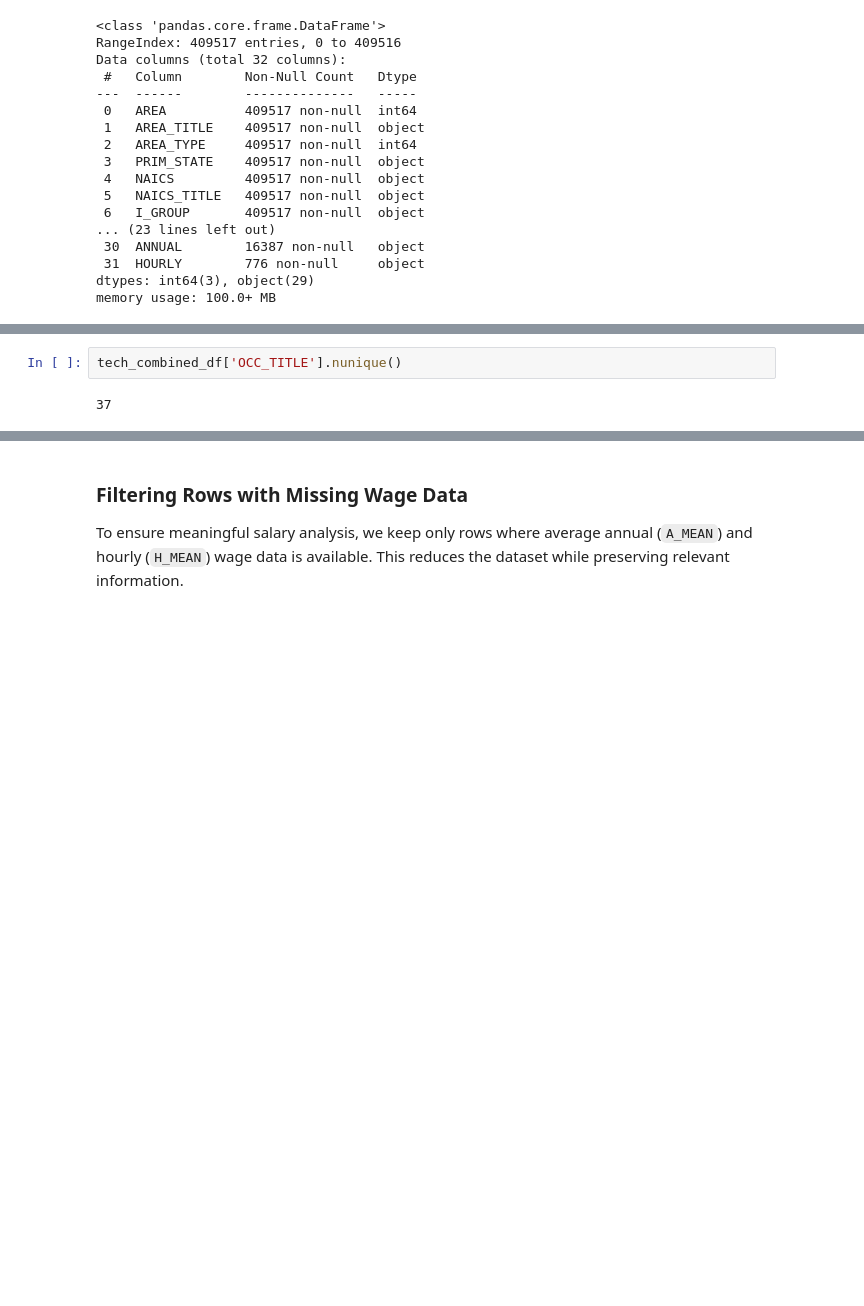
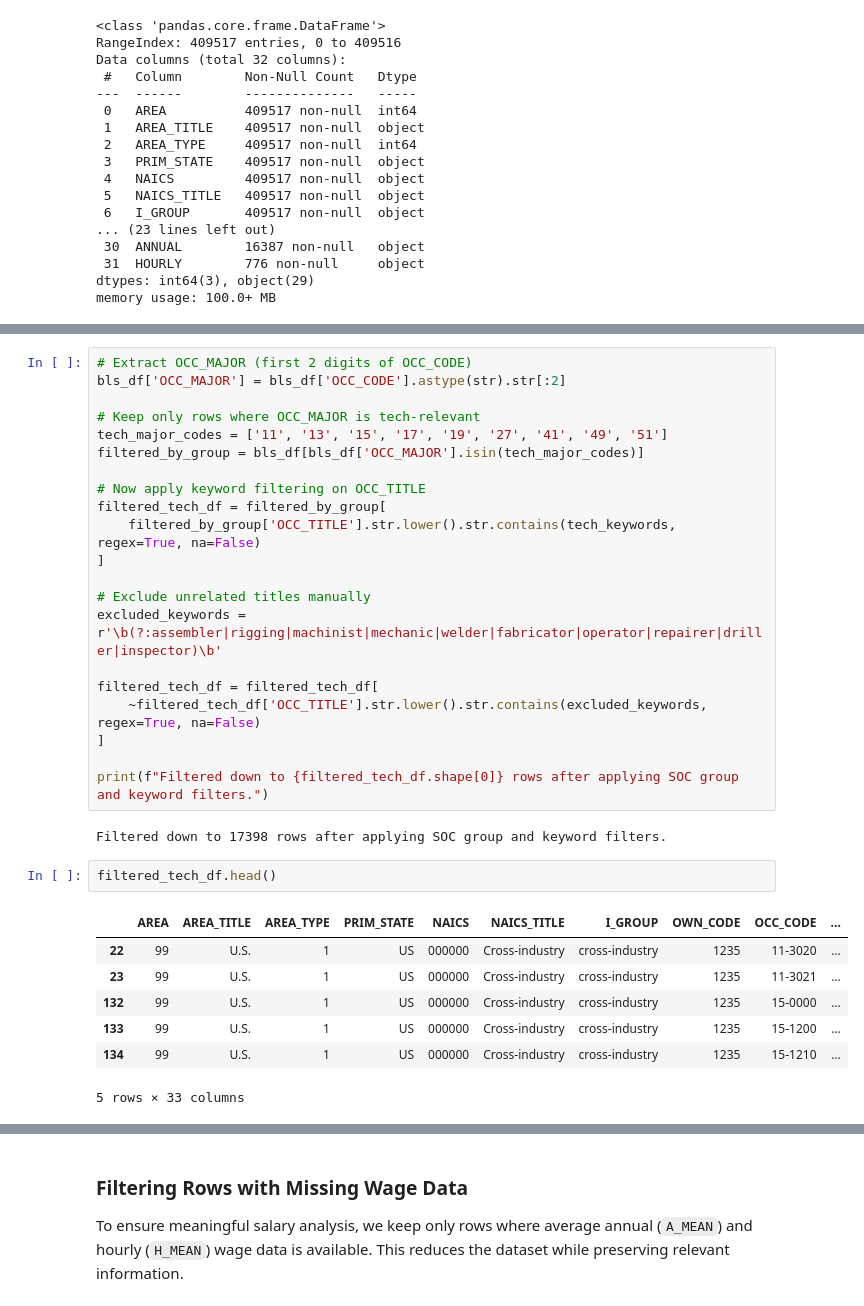
Before and after one commit to DATA606-Capstone-Project/devpay-insights, a Jupyter notebook: notebooks/Capstone Project BLS EDA.ipynb, the cells around one changed output, grey strips where cells are left out. Saved outputs shown, nothing was run; the diff lists cells and outputs as text; blank space fills up the shorter version.

```diff
--- a/notebooks/Capstone Project BLS EDA.ipynb
+++ b/notebooks/Capstone Project BLS EDA.ipynb
@@ -108,5 +99,34 @@ Final tech-related dataset shape: (21696, 32)
+# %%
+# Extract OCC_MAJOR (first 2 digits of OCC_CODE)
+bls_df['OCC_MAJOR'] = bls_df['OCC_CODE'].astype(str).str[:2]
+
+# Keep only rows where OCC_MAJOR is tech-relevant
+tech_major_codes = ['11', '13', '15', '17', '19', '27', '41', '49', '51']
+filtered_by_group = bls_df[bls_df['OCC_MAJOR'].isin(tech_major_codes)]
+
+# Now apply keyword filtering on OCC_TITLE
+filtered_tech_df = filtered_by_group[
+    filtered_by_group['OCC_TITLE'].str.lower().str.contains(tech_keywords, regex=True, na=False)
+]
+
+# Exclude unrelated titles manually
+excluded_keywords = r'\b(?:assembler|rigging|machinist|mechanic|welder|fabricator|operator|repairer|driller|inspector)\b'
+
+filtered_tech_df = filtered_tech_df[
+    ~filtered_tech_df['OCC_TITLE'].str.lower().str.contains(excluded_keywords, regex=True, na=False)
+]
+
+print(f"Filtered down to {filtered_tech_df.shape[0]} rows after applying SOC group and keyword filters.")
+# %% [output]
+Filtered down to 17398 rows after applying SOC group and keyword filters.
 # %%
-tech_combined_df['OCC_TITLE'].nunique()
+filtered_tech_df.head()
 # %% [output]
+|  | AREA | AREA_TITLE | AREA_TYPE | PRIM_STATE | NAICS | NAICS_TITLE | I_GROUP | OWN_CODE | OCC_CODE | ... |
+| 22 | 99 | U.S. | 1 | US | 000000 | Cross-industry | cross-industry | 1235 | 11-3020 | ... |
+| 23 | 99 | U.S. | 1 | US | 000000 | Cross-industry | cross-industry | 1235 | 11-3021 | ... |
+| 132 | 99 | U.S. | 1 | US | 000000 | Cross-industry | cross-industry | 1235 | 15-0000 | ... |
+| 133 | 99 | U.S. | 1 | US | 000000 | Cross-industry | cross-industry | 1235 | 15-1200 | ... |
+| 134 | 99 | U.S. | 1 | US | 000000 | Cross-industry | cross-industry | 1235 | 15-1210 | ... |
-37
+5 rows × 33 columns
 # %%
```
Also changed, not shown: parts of 35 cells of this notebook, 1 other file.
